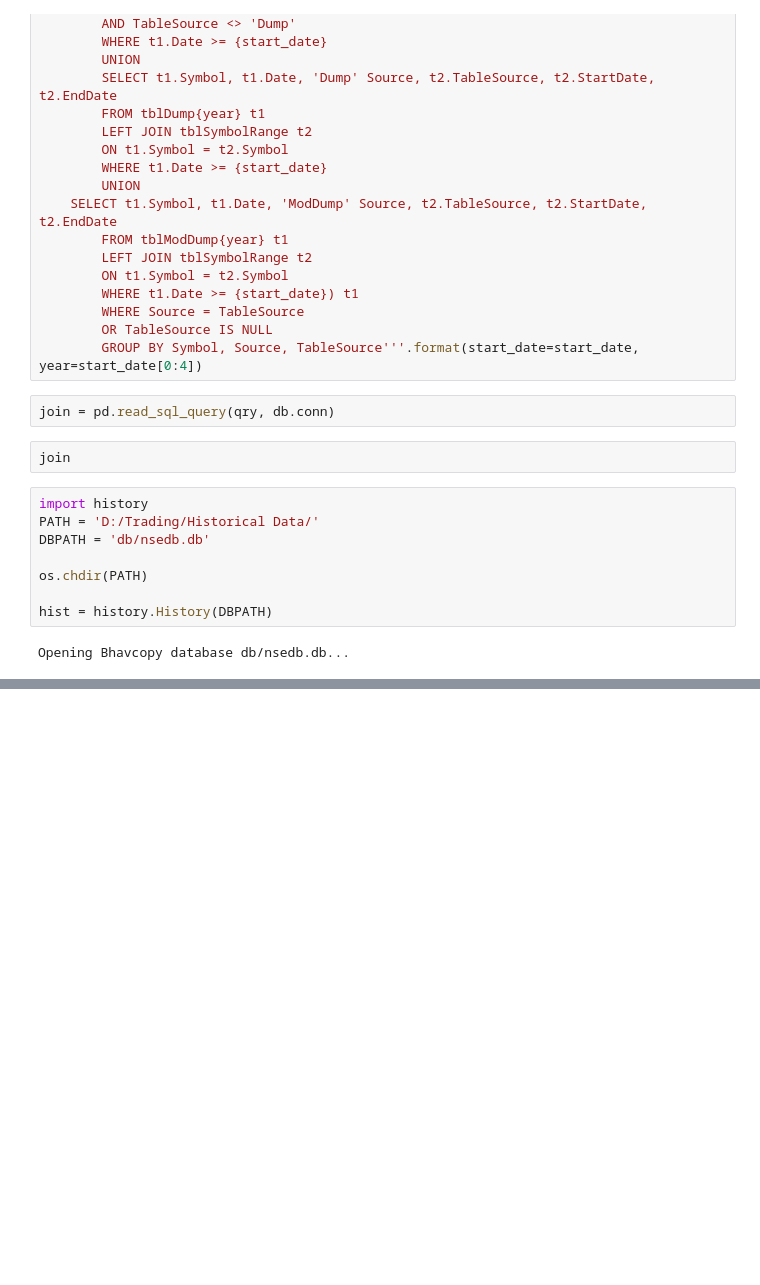
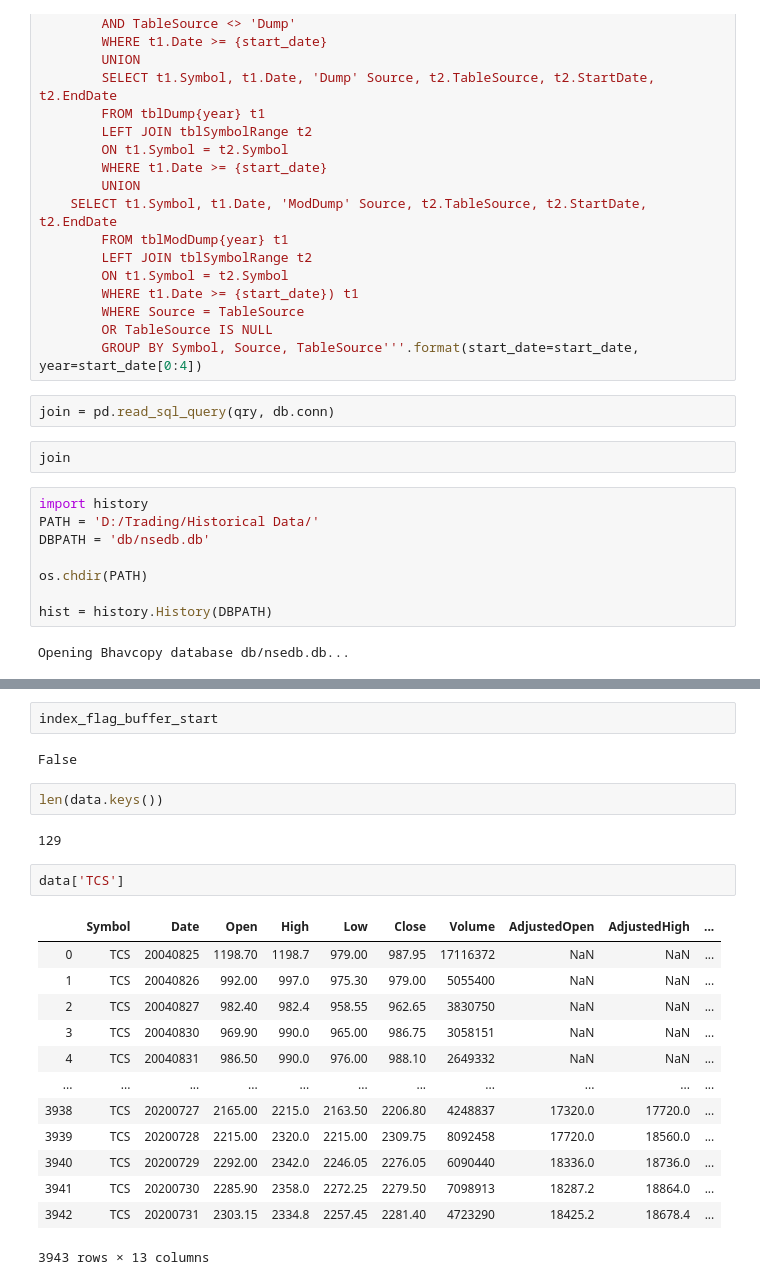
Before and after one commit to csvk/nsedata, a Jupyter notebook: source/testing.ipynb, the cells around one changed output, grey strips where cells are left out. Cells and saved outputs as stored; diff of their text form; blank space fills up the shorter version.

```diff
--- a/source/testing.ipynb
+++ b/source/testing.ipynb
@@ -266,0 +186,24 @@ df_index_symbol
+# %%
+index_flag_buffer_start
+# %% [output]
+False
+# %%
+len(data.keys())
+# %% [output]
+129
+# %%
+data['TCS']
+# %% [output]
+|  | Symbol | Date | Open | High | Low | Close | Volume | AdjustedOpen | AdjustedHigh | ... |
+| 0 | TCS | 20040825 | 1198.70 | 1198.7 | 979.00 | 987.95 | 17116372 | NaN | NaN | ... |
+| 1 | TCS | 20040826 | 992.00 | 997.0 | 975.30 | 979.00 | 5055400 | NaN | NaN | ... |
+| 2 | TCS | 20040827 | 982.40 | 982.4 | 958.55 | 962.65 | 3830750 | NaN | NaN | ... |
+| 3 | TCS | 20040830 | 969.90 | 990.0 | 965.00 | 986.75 | 3058151 | NaN | NaN | ... |
+| 4 | TCS | 20040831 | 986.50 | 990.0 | 976.00 | 988.10 | 2649332 | NaN | NaN | ... |
+| ... | ... | ... | ... | ... | ... | ... | ... | ... | ... | ... |
+| 3938 | TCS | 20200727 | 2165.00 | 2215.0 | 2163.50 | 2206.80 | 4248837 | 17320.0 | 17720.0 | ... |
+| 3939 | TCS | 20200728 | 2215.00 | 2320.0 | 2215.00 | 2309.75 | 8092458 | 17720.0 | 18560.0 | ... |
+| 3940 | TCS | 20200729 | 2292.00 | 2342.0 | 2246.05 | 2276.05 | 6090440 | 18336.0 | 18736.0 | ... |
+| 3941 | TCS | 20200730 | 2285.90 | 2358.0 | 2272.25 | 2279.50 | 7098913 | 18287.2 | 18864.0 | ... |
+| 3942 | TCS | 20200731 | 2303.15 | 2334.8 | 2257.45 | 2281.40 | 4723290 | 18425.2 | 18678.4 | ... |
+3943 rows × 13 columns
```
Also changed, not shown: parts of 46 cells of this notebook, 1 other file.
